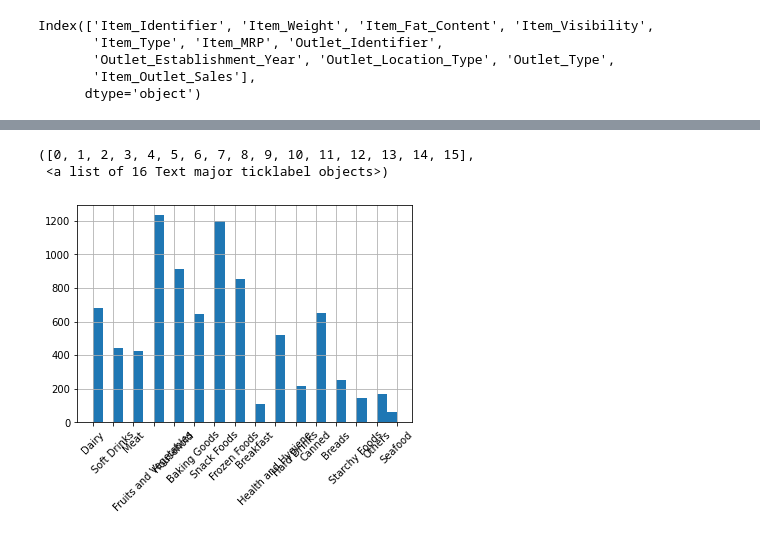
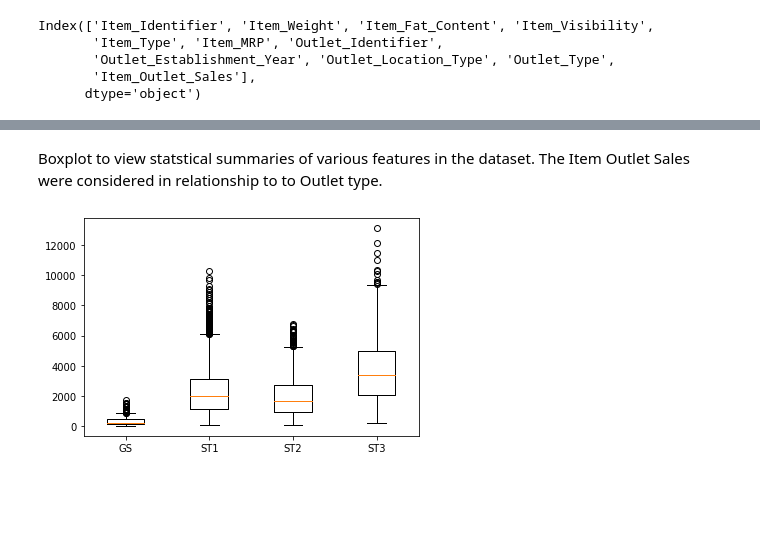
Before and after one commit to Ssendags/Food_Sales_Predictions, a Jupyter notebook: Ssendagire_Denis_Project_1_food_sales_prediction.ipynb, the cells around one changed output, grey strips where cells are left out. Cells and saved outputs as stored; diff of their text form; code cells hidden in the pictures; blank space fills up the shorter version.

```diff
--- a/Ssendagire_Denis_Project_1_food_sales_prediction.ipynb
+++ b/Ssendagire_Denis_Project_1_food_sales_prediction.ipynb
@@ -235,8 +256,11 @@ plt.xticks(rotation = 45)
-# %%
-df['Item_Type'].hist(bins = 30)
-plt.xticks(rotation = 45)
-# plt.ticklabel_format(useOffset=False, style='plain')
-# %% [output]
-([0, 1, 2, 3, 4, 5, 6, 7, 8, 9, 10, 11, 12, 13, 14, 15],
- <a list of 16 Text major ticklabel objects>)
-[figure, removed]
+# %% [markdown]
+Boxplot to view statstical summaries of various features in the dataset. The Item Outlet Sales were considered in relationship to to Outlet type.
+# %%
+# Boxplot using matplotlib
+grocery = df.loc[df["Outlet_Type"] == "Grocery Store","Item_Outlet_Sales"].values
+supermarket1 = df.loc[df["Outlet_Type"] == "Supermarket Type1","Item_Outlet_Sales"].values
+supermarket2 = df.loc[df["Outlet_Type"] == "Supermarket Type2","Item_Outlet_Sales"].values
+supermarket3 = df.loc[df["Outlet_Type"] == "Supermarket Type3","Item_Outlet_Sales"].values
+plt.boxplot([grocery,supermarket1,supermarket2,supermarket3], labels=["GS", "ST1", "ST2", "ST3"]);
+# %% [output]
+[figure, added]
```
Also changed, not shown: parts of 16 cells of this notebook.
